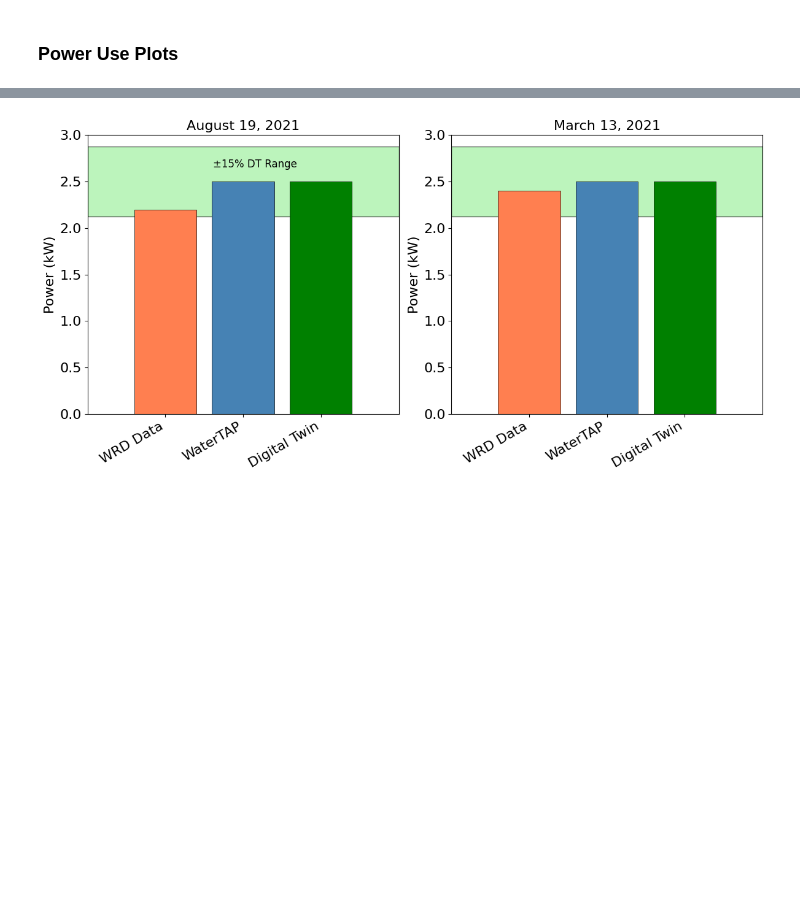
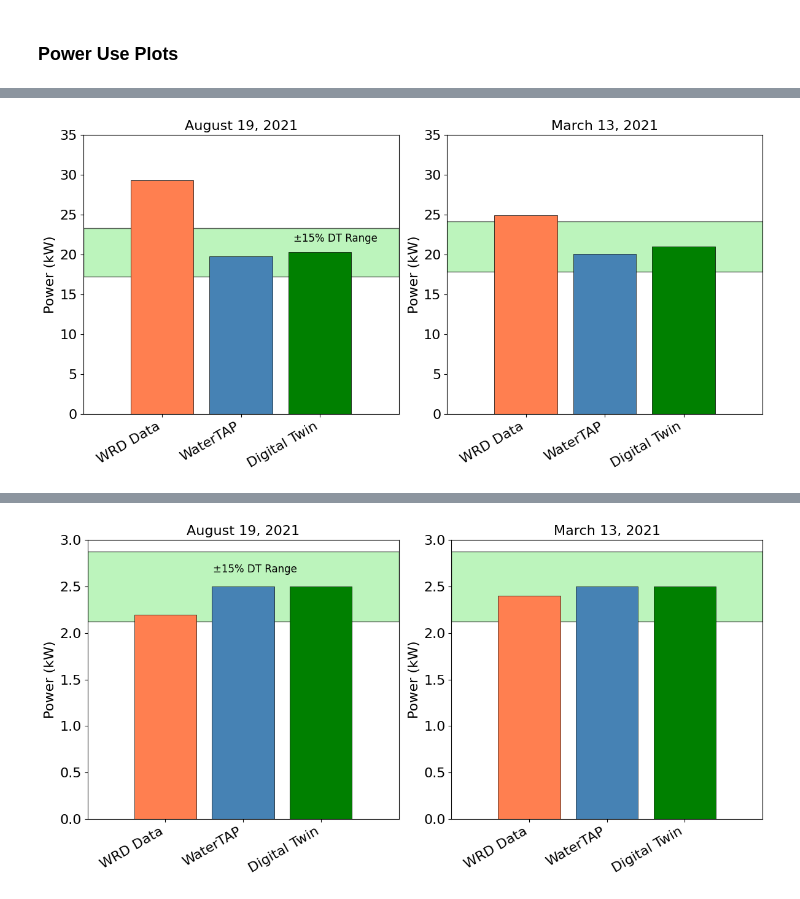
Before and after one commit to watertap-org/flex_desal, a Jupyter notebook: src/wrd/report/Jan2026_report_figures.ipynb, the cells around one changed output, grey strips where cells are left out. Cells and saved outputs as stored; diff of their text form; code cells hidden in the pictures; blank space fills up the shorter version.

```diff
--- a/src/wrd/report/Jan2026_report_figures.ipynb
+++ b/src/wrd/report/Jan2026_report_figures.ipynb
@@ -155,43 +157,45 @@ plt.savefig('PRO_Power_Comparison.png', dpi=300)
 # %%
-# TSRO Power Use and Permeate Production
+# TSRO Power Use
 # Data Points: 8/19/2024 and 3/13/2024
 measured_power_8_19 = 29.3
 modeled_power_8_19 =  19.8
 DT_power_8_19 = 20.3
 
 measured_power_3_13 = 24.9
-modeled_power_3_13 = 18.1
+modeled_power_3_13 = 20.1
 DT_power_3_13 = 21.0
 
 fig_3, (ax1, ax2) = plt.subplots(1, 2, figsize=(12, 6))
 
 # Subplot 1: 8/19 Power data
 categories_1 = ['WRD Data', 'WaterTAP', 'Digital Twin']
 values_1 = [measured_power_8_19, modeled_power_8_19, DT_power_8_19]
 ax1.fill_between(np.array([-1,3]), DT_power_8_19 * 0.85, DT_power_8_19 * 1.15, color='lightgreen', alpha=.6, label='±15% DT Range',edgecolor='black',linewidth=1)
 ax1.bar(categories_1, values_1, color=['coral', 'steelblue', 'green'],edgecolor='black',linewidth=.5)
 ax1.text(2.2, DT_power_8_19 + 1.3, '±15% DT Range', color='black', fontsize=12, ha='center')
 ax1.set_ylabel('Power (kW)', fontsize=16)
-ax1.set_title('8/19/21', fontsize=16)
+ax1.set_title('August 19, 2021', fontsize=16)
 ax1.set_ylim([0, 35])
 ax1.set_xlim(([-1,3]))
 ax1.tick_params(labelsize=16)
 plt.setp(ax1.get_xticklabels(), rotation=30, ha='right')
 
 # Subplot 2: 3/13 Power data
 categories_2 = ['WRD Data', 'WaterTAP', 'Digital Twin']
 values_2 = [measured_power_3_13, modeled_power_3_13, DT_power_3_13]
 ax2.fill_between(np.array([-1,3]), DT_power_3_13 * 0.85, DT_power_3_13 * 1.15, color='lightgreen', alpha=.6, label='±15% DT Range',edgecolor='black',linewidth=1)
 ax2.bar(categories_2, values_2, color=['coral', 'steelblue', 'green'],edgecolor='black',linewidth=.5)
 # ax2.text(1, DT_power_3_13 + 2, '±15% DT Range', color='black', fontsize=12, ha='center')
 ax2.set_ylabel('Power (kW)', fontsize=16)
-ax2.set_title('3/13/21', fontsize=16)
+ax2.set_title('March 13, 2021', fontsize=16)
 ax2.set_ylim([0, 35])
 ax2.set_xlim(([-1,3]))
 ax2.tick_params(labelsize=16)
 plt.setp(ax2.get_xticklabels(), rotation=30, ha='right')
 
 plt.tight_layout()
 plt.savefig('TSRO_Power_Comparison.png', dpi=300)
+# %% [output]
+[figure, added]
 # %%
 # UV-AOP
```
Also changed, not shown: parts of 3 cells of this notebook, 5 other files.
